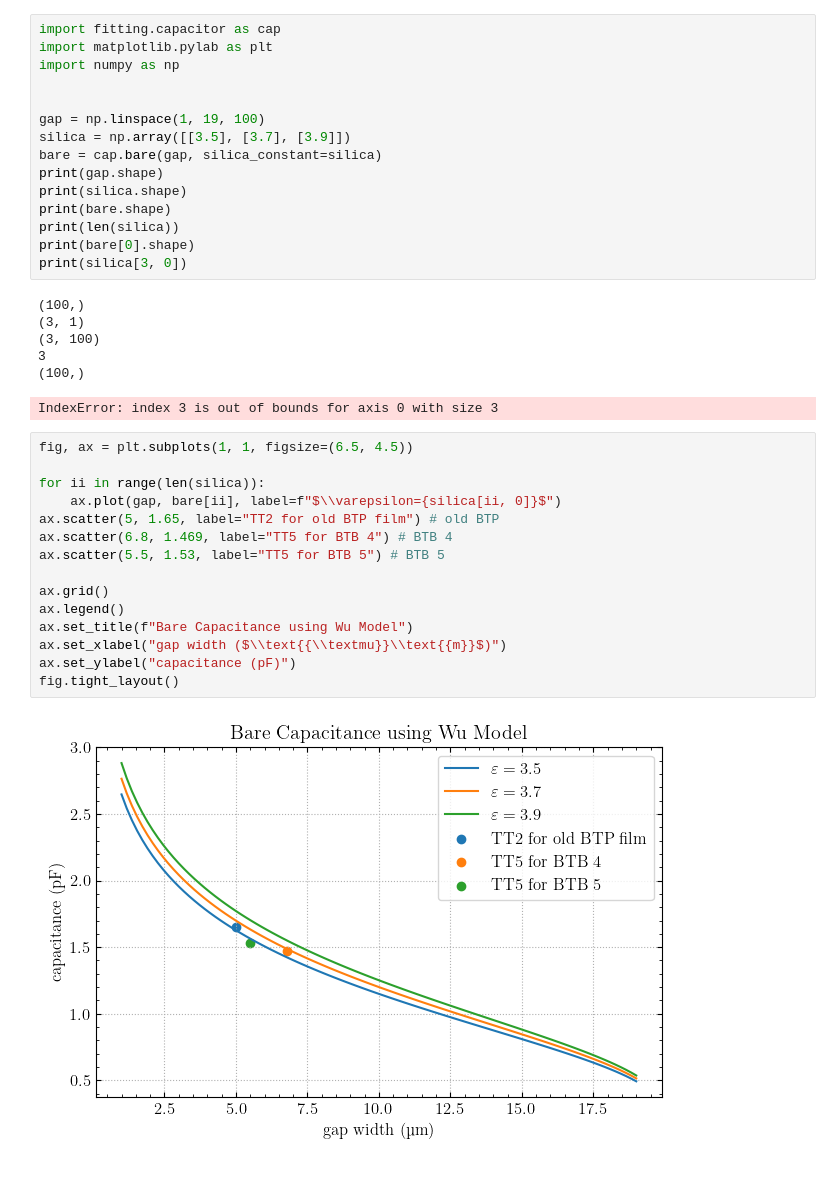
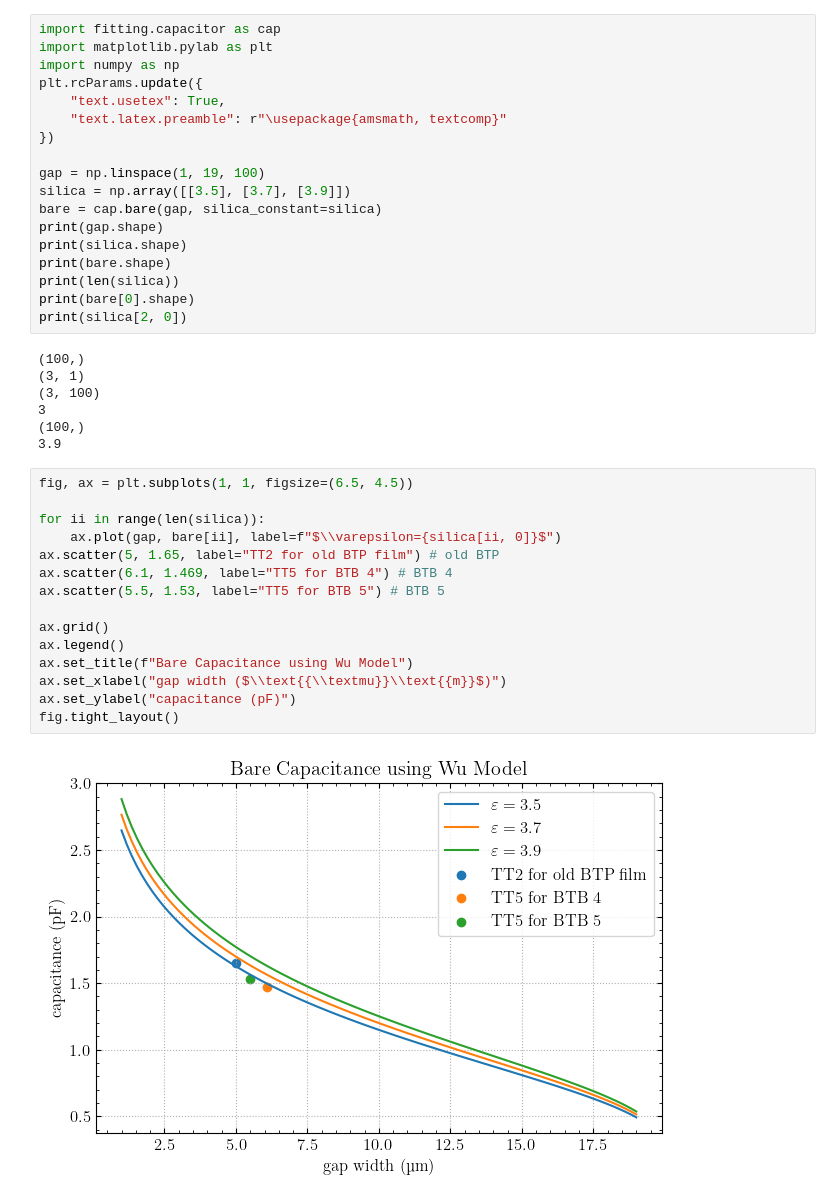
Before and after one commit to ttortorici/fitting, a Jupyter notebook: Notebooks/bare.ipynb, the cells around one changed output. Saved outputs shown, nothing was run; the diff lists cells and outputs as text.

```diff
--- a/Notebooks/bare.ipynb
+++ b/Notebooks/bare.ipynb
@@ -2,7 +2,10 @@
 import fitting.capacitor as cap
 import matplotlib.pylab as plt
 import numpy as np
-
+plt.rcParams.update({
+    "text.usetex": True,
+    "text.latex.preamble": r"\usepackage{amsmath, textcomp}"
+})
 
 gap = np.linspace(1, 19, 100)
 silica = np.array([[3.5], [3.7], [3.9]])
@@ -12,28 +15,28 @@ print(silica.shape)
 print(bare.shape)
 print(len(silica))
 print(bare[0].shape)
-print(silica[3, 0])
+print(silica[2, 0])
 # %% [output]
 (100,)
 (3, 1)
 (3, 100)
 3
 (100,)
+3.9
-IndexError: index 3 is out of bounds for axis 0 with size 3
 # %%
 fig, ax = plt.subplots(1, 1, figsize=(6.5, 4.5))
 
 for ii in range(len(silica)):
     ax.plot(gap, bare[ii], label=f"$\\varepsilon={silica[ii, 0]}$")
 ax.scatter(5, 1.65, label="TT2 for old BTP film") # old BTP
-ax.scatter(6.8, 1.469, label="TT5 for BTB 4") # BTB 4
+ax.scatter(6.1, 1.469, label="TT5 for BTB 4") # BTB 4
 ax.scatter(5.5, 1.53, label="TT5 for BTB 5") # BTB 5
 
 ax.grid()
 ax.legend()
 ax.set_title(f"Bare Capacitance using Wu Model")
 ax.set_xlabel("gap width ($\\text{{\\textmu}}\\text{{m}}$)")
 ax.set_ylabel("capacitance (pF)")
 fig.tight_layout()
 # %% [output]
-[figure, old version]
+[figure, new version]
```
Also changed, not shown: 5 other files.
